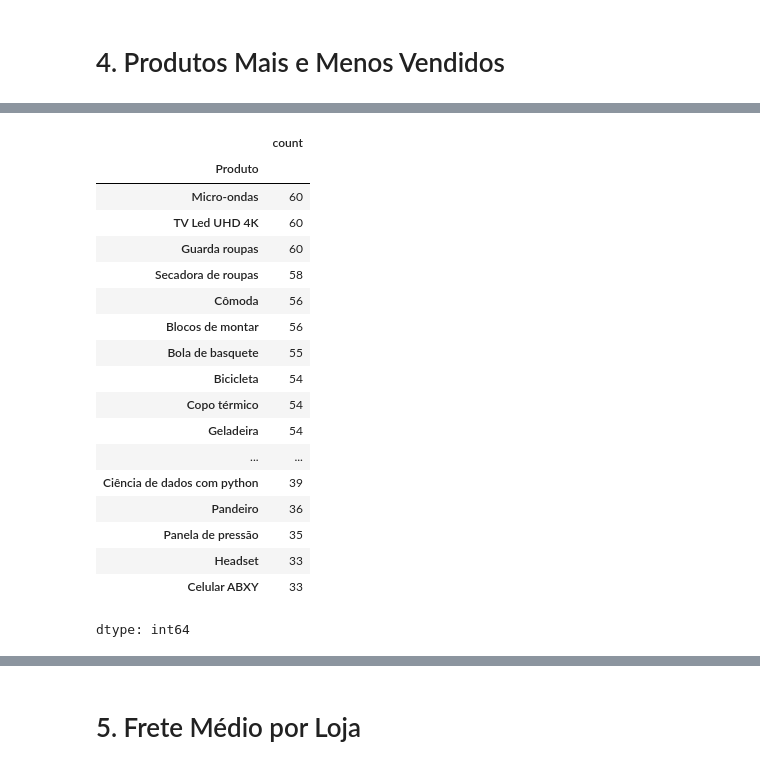
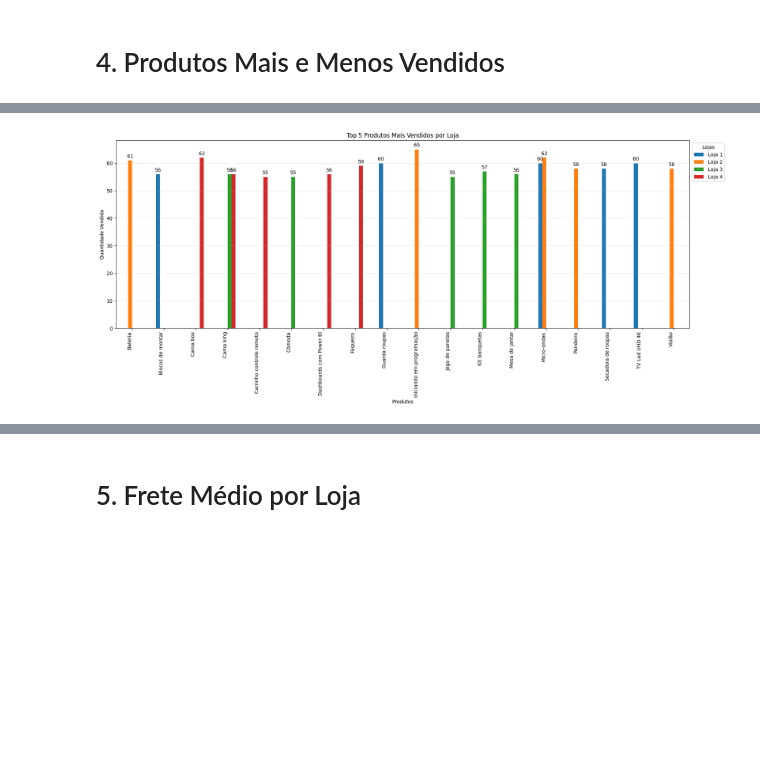
Before and after one commit to JNarimatsu/One_Challenge_Alura_Store, a Jupyter notebook: AluraStoreBrasil.ipynb, the cells around one changed output, grey strips where cells are left out. Saved outputs shown, nothing was run; the diff lists cells and outputs as text; code cells hidden in the pictures; blank space fills up the shorter version.

```diff
--- a/AluraStoreBrasil.ipynb
+++ b/AluraStoreBrasil.ipynb
@@ -145,22 +136,34 @@ loja.head()
 # %%
-loja['Produto'].value_counts()
+vendas_loja1 = loja['Produto'].value_counts()
-# %% [output]
-|  | count |
-| Produto |  |
-| Micro-ondas | 60 |
-| TV Led UHD 4K | 60 |
-| Guarda roupas | 60 |
-| Secadora de roupas | 58 |
-| Cômoda | 56 |
-| Blocos de montar | 56 |
-| Bola de basquete | 55 |
-| Bicicleta | 54 |
-| Copo térmico | 54 |
-| Geladeira | 54 |
-| ... | ... |
-| Ciência de dados com python | 39 |
-| Pandeiro | 36 |
-| Panela de pressão | 35 |
-| Headset | 33 |
-| Celular ABXY | 33 |
-dtype: int64
+# %%
+vendas_loja2 = loja2['Produto'].value_counts()
+# %%
+vendas_loja3 = loja3['Produto'].value_counts()
+# %%
+vendas_loja4 = loja4['Produto'].value_counts()
+# %%
+vendas_produtos = pd.DataFrame({
+    'Loja 1': vendas_loja1,
+    'Loja 2': vendas_loja2,
+    'Loja 3': vendas_loja3,
+    'Loja 4': vendas_loja4
+}).fillna(0)
+
+top_5_por_loja = vendas_produtos.apply(lambda x: x.nlargest(5), axis=0)
+
+ax = top_5_por_loja.plot.bar(figsize=(18, 8))
+plt.title('Top 5 Produtos Mais Vendidos por Loja')
+plt.xlabel('Produtos')
+plt.ylabel('Quantidade Vendida')
+plt.xticks(rotation=90, ha='right')
+plt.grid(axis='y', alpha=0.3)
+plt.legend(title='Lojas', loc='upper left', bbox_to_anchor=(1, 1))
+
+for container in ax.containers:
+    labels = [f'{w:.0f}' if (w := v.get_height()) > 0 else '' for v in container]
+    ax.bar_label(container, labels=labels, label_type='edge', padding=3)
+
+plt.tight_layout()
+plt.show()
+# %% [output]
+[figure, added]
```
Also changed, not shown: parts of 16 cells of this notebook.
